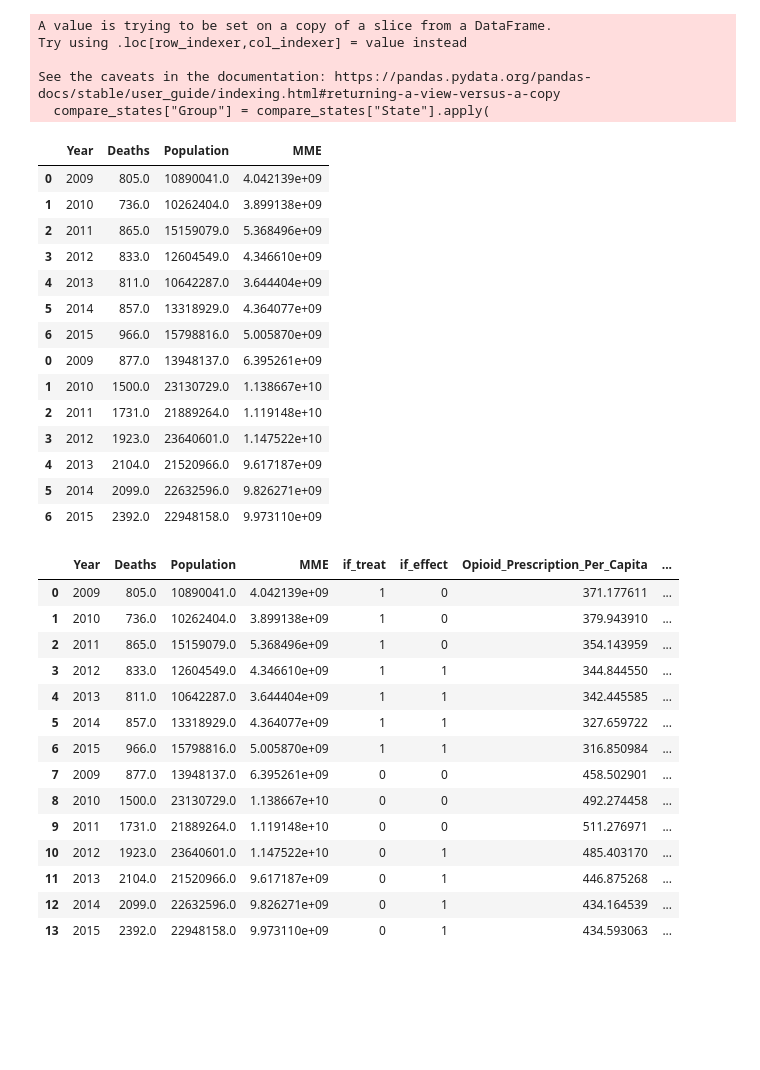
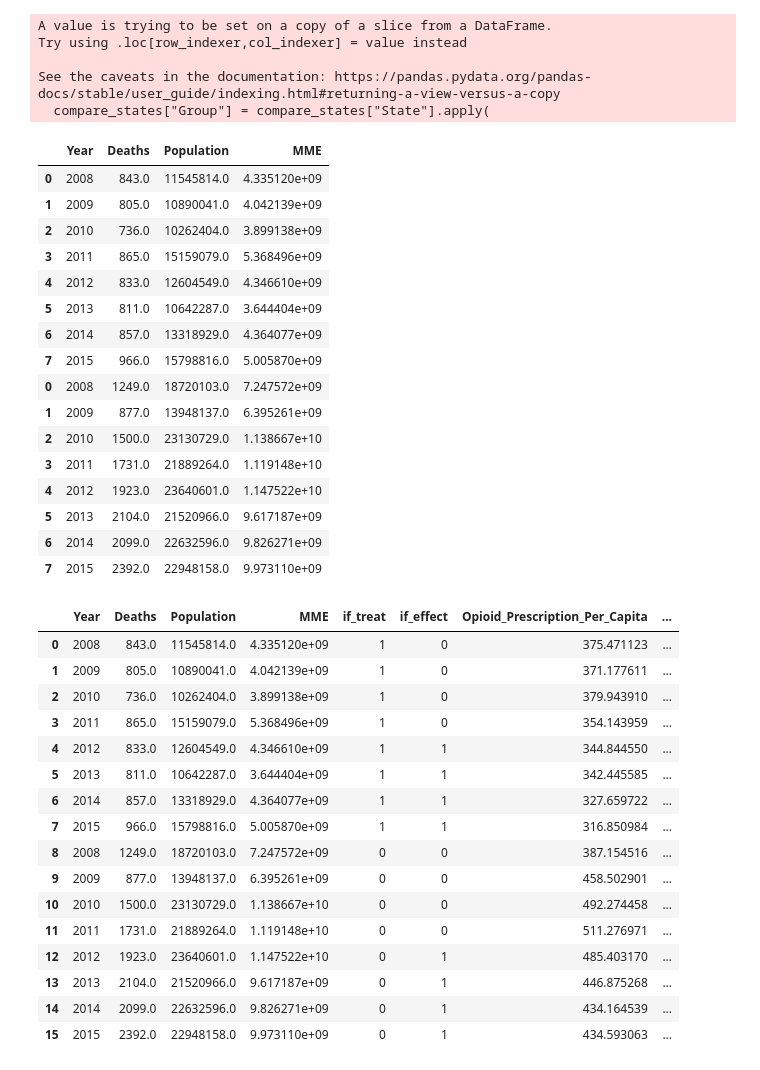
Before and after one commit to MIDS-at-Duke/Opioid-Team-Project-Group-9, a Jupyter notebook: Codes/Opioid-Suim.ipynb, the cells around one changed output. Cells and saved outputs as stored; diff of their text form; code cells hidden in the pictures; blank space fills up the shorter version.

```diff
--- a/Codes/Opioid-Suim.ipynb
+++ b/Codes/Opioid-Suim.ipynb
@@ -286,7 +286,7 @@ compare_states["Group"] = compare_states["State"].apply(
 )
 
 # step 2: filtering the year
-filtered_data = compare_states[merged_all["Year"].between(2009, 2015)]
+filtered_data = compare_states[merged_all["Year"].between(2008, 2016)]
 
 # step 3: see the grouped data
 exp_group_data = filtered_data[filtered_data["Group"] == "exp_group"]
@@ -313,48 +313,52 @@ combined_data = pd.concat([exp_states_grouped, con_states_grouped])
 combined_data
 # %% [output]
 |  | Year | Deaths | Population | MME |
-| 0 | 2009 | 805.0 | 10890041.0 | 4.042139e+09 |
-| 1 | 2010 | 736.0 | 10262404.0 | 3.899138e+09 |
-| 2 | 2011 | 865.0 | 15159079.0 | 5.368496e+09 |
-| 3 | 2012 | 833.0 | 12604549.0 | 4.346610e+09 |
-| 4 | 2013 | 811.0 | 10642287.0 | 3.644404e+09 |
-| 5 | 2014 | 857.0 | 13318929.0 | 4.364077e+09 |
-| 6 | 2015 | 966.0 | 15798816.0 | 5.005870e+09 |
-| 0 | 2009 | 877.0 | 13948137.0 | 6.395261e+09 |
-| 1 | 2010 | 1500.0 | 23130729.0 | 1.138667e+10 |
-| 2 | 2011 | 1731.0 | 21889264.0 | 1.119148e+10 |
-| 3 | 2012 | 1923.0 | 23640601.0 | 1.147522e+10 |
-| 4 | 2013 | 2104.0 | 21520966.0 | 9.617187e+09 |
-| 5 | 2014 | 2099.0 | 22632596.0 | 9.826271e+09 |
-| 6 | 2015 | 2392.0 | 22948158.0 | 9.973110e+09 |
+| 0 | 2008 | 843.0 | 11545814.0 | 4.335120e+09 |
+| 1 | 2009 | 805.0 | 10890041.0 | 4.042139e+09 |
+| 2 | 2010 | 736.0 | 10262404.0 | 3.899138e+09 |
+| 3 | 2011 | 865.0 | 15159079.0 | 5.368496e+09 |
+| 4 | 2012 | 833.0 | 12604549.0 | 4.346610e+09 |
+| 5 | 2013 | 811.0 | 10642287.0 | 3.644404e+09 |
+| 6 | 2014 | 857.0 | 13318929.0 | 4.364077e+09 |
+| 7 | 2015 | 966.0 | 15798816.0 | 5.005870e+09 |
+| 0 | 2008 | 1249.0 | 18720103.0 | 7.247572e+09 |
+| 1 | 2009 | 877.0 | 13948137.0 | 6.395261e+09 |
+| 2 | 2010 | 1500.0 | 23130729.0 | 1.138667e+10 |
+| 3 | 2011 | 1731.0 | 21889264.0 | 1.119148e+10 |
+| 4 | 2012 | 1923.0 | 23640601.0 | 1.147522e+10 |
+| 5 | 2013 | 2104.0 | 21520966.0 | 9.617187e+09 |
+| 6 | 2014 | 2099.0 | 22632596.0 | 9.826271e+09 |
+| 7 | 2015 | 2392.0 | 22948158.0 | 9.973110e+09 |
 # %%
 combined_data.reset_index(drop=True, inplace=True)
 
 # 'if_treat' column create
 combined_data["if_treat"] = 0
 
 # first 7 rows assigned 0 (index 0~6)
-combined_data.loc[0:6, "if_treat"] = 1
+combined_data.loc[0:7, "if_treat"] = 1
 
 # next 7 rows assigned 1 (index 7~13)
-combined_data.loc[7:13, "if_treat"] = 0
+combined_data.loc[8:13, "if_treat"] = 0
 combined_data
 # %% [output]
 |  | Year | Deaths | Population | MME | if_treat | if_effect | Opioid_Prescription_Per_Capita | ... |
-| 0 | 2009 | 805.0 | 10890041.0 | 4.042139e+09 | 1 | 0 | 371.177611 | ... |
-| 1 | 2010 | 736.0 | 10262404.0 | 3.899138e+09 | 1 | 0 | 379.943910 | ... |
-| 2 | 2011 | 865.0 | 15159079.0 | 5.368496e+09 | 1 | 0 | 354.143959 | ... |
-| 3 | 2012 | 833.0 | 12604549.0 | 4.346610e+09 | 1 | 1 | 344.844550 | ... |
-| 4 | 2013 | 811.0 | 10642287.0 | 3.644404e+09 | 1 | 1 | 342.445585 | ... |
-| 5 | 2014 | 857.0 | 13318929.0 | 4.364077e+09 | 1 | 1 | 327.659722 | ... |
-| 6 | 2015 | 966.0 | 15798816.0 | 5.005870e+09 | 1 | 1 | 316.850984 | ... |
-| 7 | 2009 | 877.0 | 13948137.0 | 6.395261e+09 | 0 | 0 | 458.502901 | ... |
-| 8 | 2010 | 1500.0 | 23130729.0 | 1.138667e+10 | 0 | 0 | 492.274458 | ... |
-| 9 | 2011 | 1731.0 | 21889264.0 | 1.119148e+10 | 0 | 0 | 511.276971 | ... |
-| 10 | 2012 | 1923.0 | 23640601.0 | 1.147522e+10 | 0 | 1 | 485.403170 | ... |
-| 11 | 2013 | 2104.0 | 21520966.0 | 9.617187e+09 | 0 | 1 | 446.875268 | ... |
-| 12 | 2014 | 2099.0 | 22632596.0 | 9.826271e+09 | 0 | 1 | 434.164539 | ... |
-| 13 | 2015 | 2392.0 | 22948158.0 | 9.973110e+09 | 0 | 1 | 434.593063 | ... |
+| 0 | 2008 | 843.0 | 11545814.0 | 4.335120e+09 | 1 | 0 | 375.471123 | ... |
+| 1 | 2009 | 805.0 | 10890041.0 | 4.042139e+09 | 1 | 0 | 371.177611 | ... |
+| 2 | 2010 | 736.0 | 10262404.0 | 3.899138e+09 | 1 | 0 | 379.943910 | ... |
+| 3 | 2011 | 865.0 | 15159079.0 | 5.368496e+09 | 1 | 0 | 354.143959 | ... |
+| 4 | 2012 | 833.0 | 12604549.0 | 4.346610e+09 | 1 | 1 | 344.844550 | ... |
+| 5 | 2013 | 811.0 | 10642287.0 | 3.644404e+09 | 1 | 1 | 342.445585 | ... |
+| 6 | 2014 | 857.0 | 13318929.0 | 4.364077e+09 | 1 | 1 | 327.659722 | ... |
+| 7 | 2015 | 966.0 | 15798816.0 | 5.005870e+09 | 1 | 1 | 316.850984 | ... |
+| 8 | 2008 | 1249.0 | 18720103.0 | 7.247572e+09 | 0 | 0 | 387.154516 | ... |
+| 9 | 2009 | 877.0 | 13948137.0 | 6.395261e+09 | 0 | 0 | 458.502901 | ... |
+| 10 | 2010 | 1500.0 | 23130729.0 | 1.138667e+10 | 0 | 0 | 492.274458 | ... |
+| 11 | 2011 | 1731.0 | 21889264.0 | 1.119148e+10 | 0 | 0 | 511.276971 | ... |
+| 12 | 2012 | 1923.0 | 23640601.0 | 1.147522e+10 | 0 | 1 | 485.403170 | ... |
+| 13 | 2013 | 2104.0 | 21520966.0 | 9.617187e+09 | 0 | 1 | 446.875268 | ... |
+| 14 | 2014 | 2099.0 | 22632596.0 | 9.826271e+09 | 0 | 1 | 434.164539 | ... |
+| 15 | 2015 | 2392.0 | 22948158.0 | 9.973110e+09 | 0 | 1 | 434.593063 | ... |
 # %%
 combined_data["if_effect"] = combined_data["Year"].apply(
     lambda x: 1 if 2012 <= x <= 2015 else 0
```
Also changed, not shown: parts of 8 cells of this notebook.
